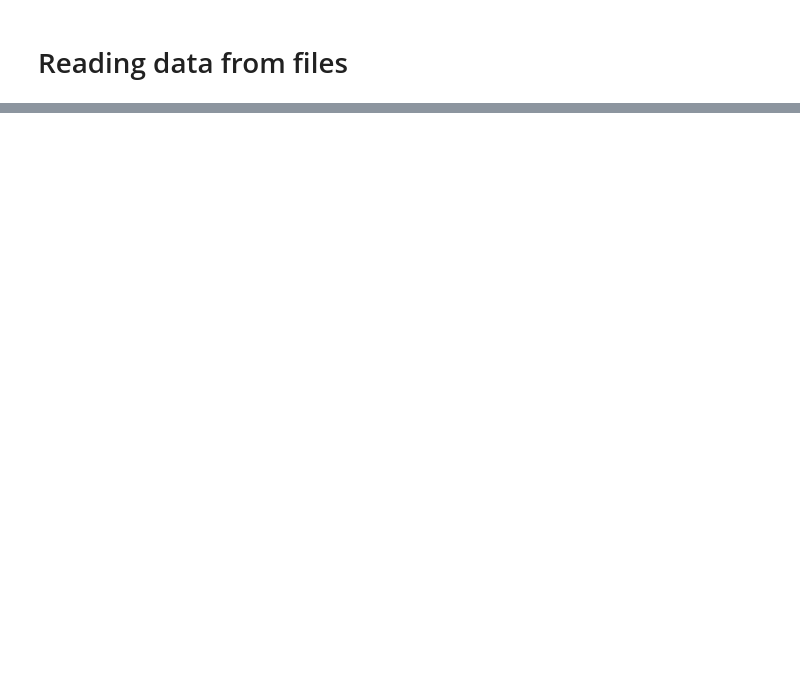
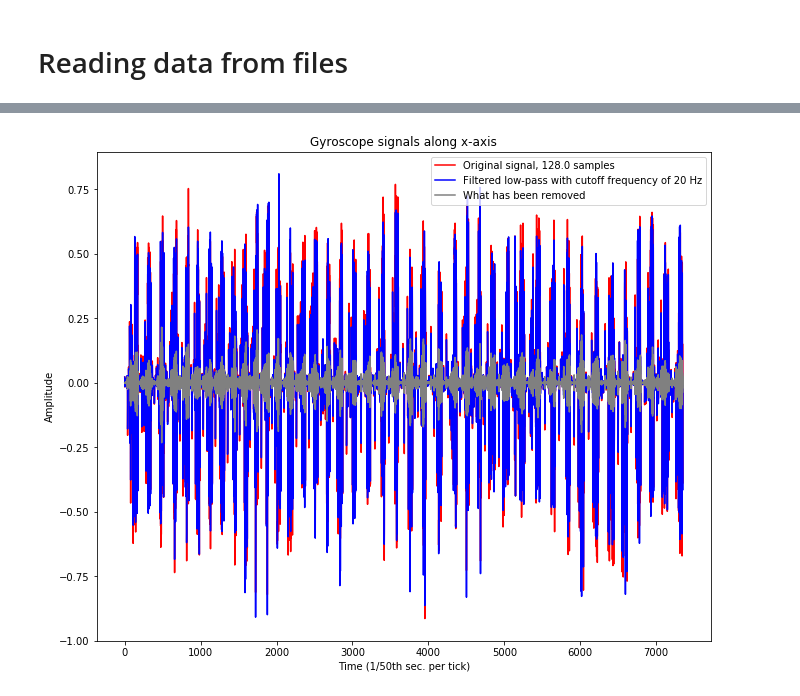
Before and after one commit to ZnoorZ/DSproject, a Jupyter notebook: DS Project.ipynb, the cells around one changed output, grey strips where cells are left out. Saved outputs shown, nothing was run; the diff lists cells and outputs as text; code cells hidden in the pictures; blank space fills up the shorter version.

```diff
--- a/DS Project.ipynb
+++ b/DS Project.ipynb
@@ -53,0 +155,19 @@ subject_train
+# %%
+gyr_signals_paths = [
+    TRAIN + "Inertial Signals/" + signal + "train.txt" for signal in INPUT_SIGNAL_TYPES[3:6]
+]
+gyr_signals = load_X(gyr_signals_paths)
+# %%
+gyr_signals_mean =  gyr_signals.mean(axis=1)
+# %%
+gyr_signals_xyz = gyr_signals_mean.transpose()
+# %%
+y = butter_lowpass_filter(gyr_signals_xyz[0], cutoff_frequency, sample_rate/2)
+
+# Difference acts as a special high-pass from a reversed butterworth filter.
+diff = np.array(gyr_signals_xyz[0])-np.array(y)
+
+# Visualize
+plot_signals(gyr_signals_xyz[0], y, diff, "Gyroscope signals along x-axis")
+# %% [output]
+[figure, added]
```
Also changed, not shown: parts of 40 cells of this notebook.
